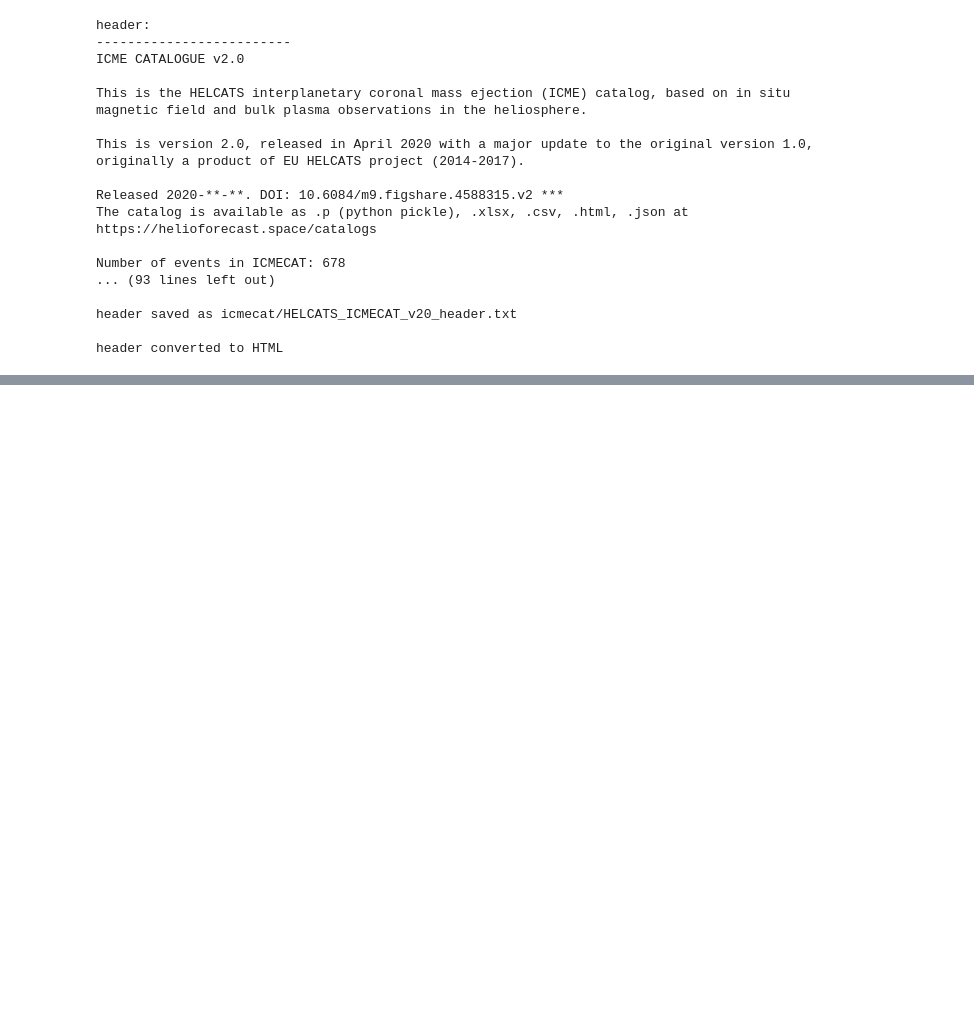
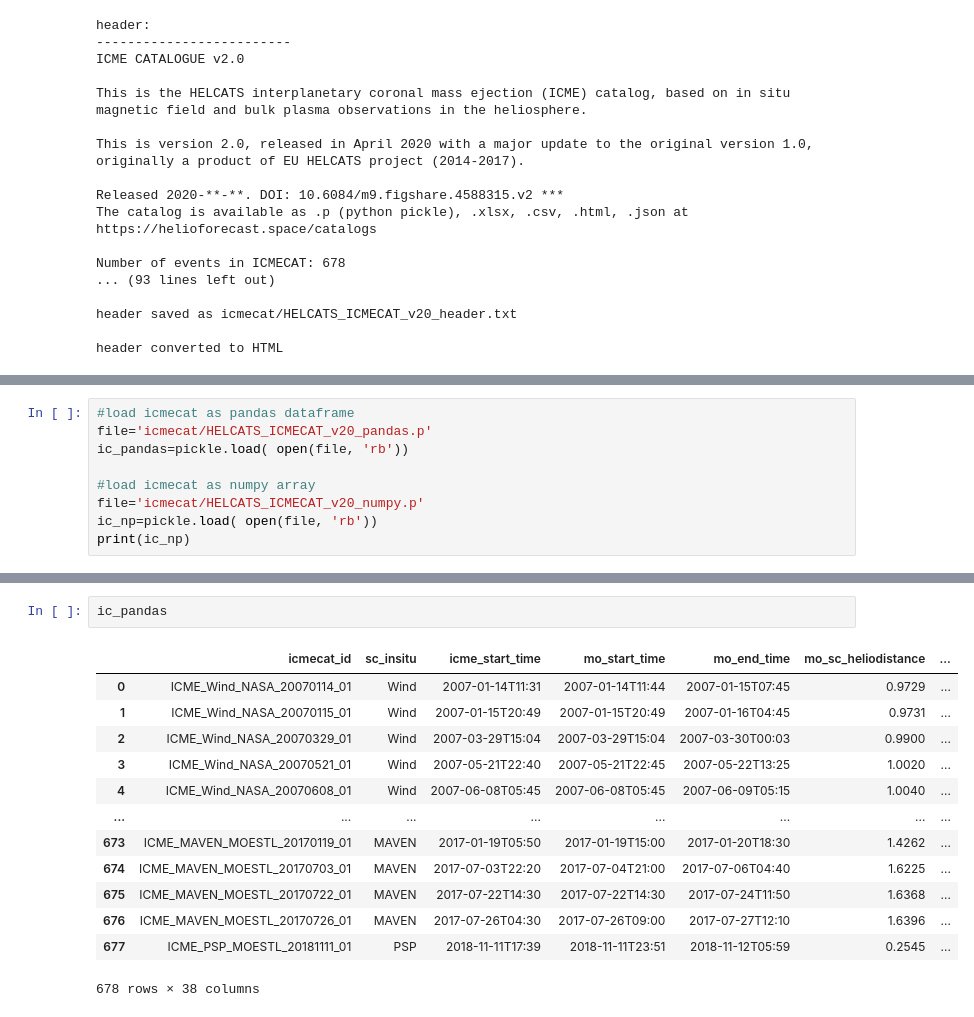
Before and after one commit to cmoestl/heliocats, a Jupyter notebook: icmecat.ipynb, the cells around one changed output, grey strips where cells are left out. Cells and saved outputs as stored; diff of their text form; blank space fills up the shorter version.

Commit message:
icmecat format changes

```diff
--- a/icmecat.ipynb
+++ b/icmecat.ipynb
@@ -479,0 +502,9 @@ ICMECAT saved as icmecat/HELCATS_ICMECAT_v20.html
+# %%
+#load icmecat as pandas dataframe
+file='icmecat/HELCATS_ICMECAT_v20_pandas.p'
+ic_pandas=pickle.load( open(file, 'rb'))
+
+#load icmecat as numpy array
+file='icmecat/HELCATS_ICMECAT_v20_numpy.p'
+ic_np=pickle.load( open(file, 'rb'))
+print(ic_np)
@@ -479,0 +520,16 @@ ICMECAT saved as icmecat/HELCATS_ICMECAT_v20.html
+# %%
+ic_pandas
+# %% [output]
+|  | icmecat_id | sc_insitu | icme_start_time | mo_start_time | mo_end_time | mo_sc_heliodistance | ... |
+| 0 | ICME_Wind_NASA_20070114_01 | Wind | 2007-01-14T11:31 | 2007-01-14T11:44 | 2007-01-15T07:45 | 0.9729 | ... |
+| 1 | ICME_Wind_NASA_20070115_01 | Wind | 2007-01-15T20:49 | 2007-01-15T20:49 | 2007-01-16T04:45 | 0.9731 | ... |
+| 2 | ICME_Wind_NASA_20070329_01 | Wind | 2007-03-29T15:04 | 2007-03-29T15:04 | 2007-03-30T00:03 | 0.9900 | ... |
+| 3 | ICME_Wind_NASA_20070521_01 | Wind | 2007-05-21T22:40 | 2007-05-21T22:45 | 2007-05-22T13:25 | 1.0020 | ... |
+| 4 | ICME_Wind_NASA_20070608_01 | Wind | 2007-06-08T05:45 | 2007-06-08T05:45 | 2007-06-09T05:15 | 1.0040 | ... |
+| ... | ... | ... | ... | ... | ... | ... | ... |
+| 673 | ICME_MAVEN_MOESTL_20170119_01 | MAVEN | 2017-01-19T05:50 | 2017-01-19T15:00 | 2017-01-20T18:30 | 1.4262 | ... |
+| 674 | ICME_MAVEN_MOESTL_20170703_01 | MAVEN | 2017-07-03T22:20 | 2017-07-04T21:00 | 2017-07-06T04:40 | 1.6225 | ... |
+| 675 | ICME_MAVEN_MOESTL_20170722_01 | MAVEN | 2017-07-22T14:30 | 2017-07-22T14:30 | 2017-07-24T11:50 | 1.6368 | ... |
+| 676 | ICME_MAVEN_MOESTL_20170726_01 | MAVEN | 2017-07-26T04:30 | 2017-07-26T09:00 | 2017-07-27T12:10 | 1.6396 | ... |
+| 677 | ICME_PSP_MOESTL_20181111_01 | PSP | 2018-11-11T17:39 | 2018-11-11T23:51 | 2018-11-12T05:59 | 0.2545 | ... |
+678 rows × 38 columns
```
Also changed, not shown: parts of 5 cells of this notebook, 12 other files.
